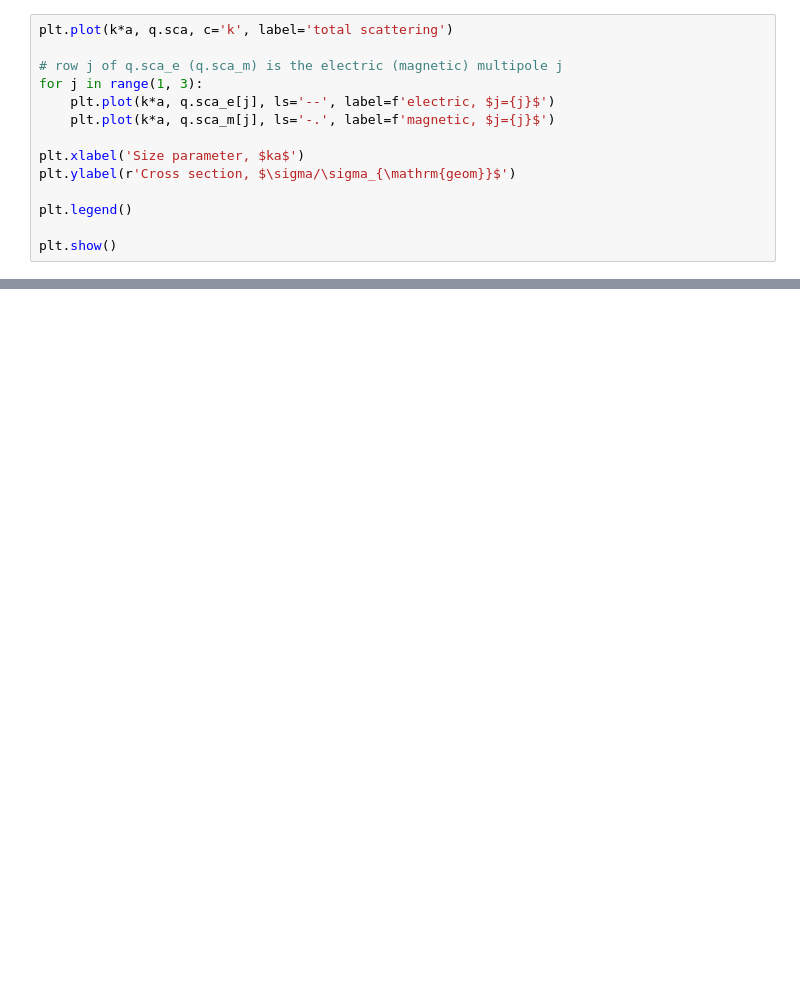
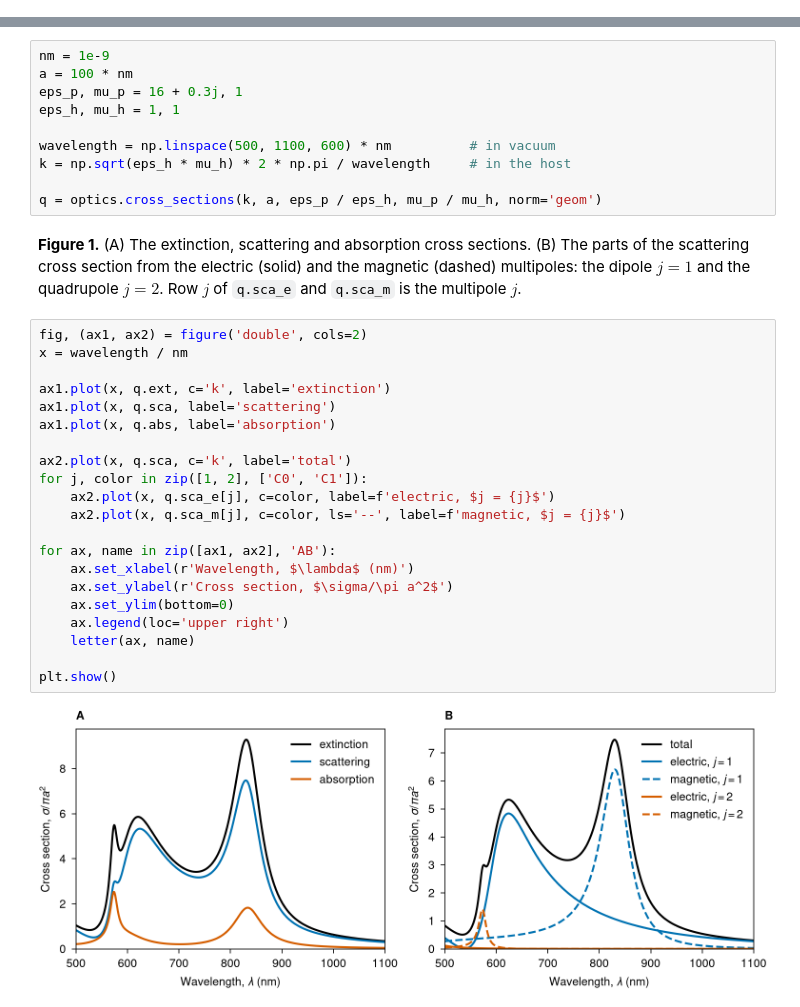
Before and after one commit to toftul/mielib, a Jupyter notebook: examples/cross_sections.ipynb, the cells around one changed output, grey strips where cells are left out. Saved outputs shown, nothing was run; the diff lists cells and outputs as text; blank space fills up the shorter version.

```diff
--- a/examples/cross_sections.ipynb
+++ b/examples/cross_sections.ipynb
@@ -39,14 +0,0 @@ plt.show()
-# %%
-plt.plot(k*a, q.sca, c='k', label='total scattering')
-
-# row j of q.sca_e (q.sca_m) is the electric (magnetic) multipole j
-for j in range(1, 3):
-    plt.plot(k*a, q.sca_e[j], ls='--', label=f'electric, $j={j}$')
-    plt.plot(k*a, q.sca_m[j], ls='-.', label=f'magnetic, $j={j}$')
-
-plt.xlabel('Size parameter, $ka$')
-plt.ylabel(r'Cross section, $\sigma/\sigma_{\mathrm{geom}}$')
-
-plt.legend()
-
-plt.show()
@@ -54,0 +23,37 @@ plt.show()
+# %%
+nm = 1e-9
+a = 100 * nm
+eps_p, mu_p = 16 + 0.3j, 1
+eps_h, mu_h = 1, 1
+
+wavelength = np.linspace(500, 1100, 600) * nm          # in vacuum
+k = np.sqrt(eps_h * mu_h) * 2 * np.pi / wavelength     # in the host
+
+q = optics.cross_sections(k, a, eps_p / eps_h, mu_p / mu_h, norm='geom')
+# %% [markdown]
+**Figure 1.** (A) The extinction, scattering and absorption cross sections.
+(B) The parts of the scattering cross section from the electric (solid) and the magnetic (dashed) multipoles:
+the dipole $j = 1$ and the quadrupole $j = 2$. Row $j$ of `q.sca_e` and `q.sca_m` is the multipole $j$.
+# %%
+fig, (ax1, ax2) = figure('double', cols=2)
+x = wavelength / nm
+
+ax1.plot(x, q.ext, c='k', label='extinction')
+ax1.plot(x, q.sca, label='scattering')
+ax1.plot(x, q.abs, label='absorption')
+
+ax2.plot(x, q.sca, c='k', label='total')
+for j, color in zip([1, 2], ['C0', 'C1']):
+    ax2.plot(x, q.sca_e[j], c=color, label=f'electric, $j = {j}$')
+    ax2.plot(x, q.sca_m[j], c=color, ls='--', label=f'magnetic, $j = {j}$')
+
+for ax, name in zip([ax1, ax2], 'AB'):
+    ax.set_xlabel(r'Wavelength, $\lambda$ (nm)')
+    ax.set_ylabel(r'Cross section, $\sigma/\pi a^2$')
+    ax.set_ylim(bottom=0)
+    ax.legend(loc='upper right')
+    letter(ax, name)
+
+plt.show()
+# %% [output]
+[figure, added]
```
Also changed, not shown: parts of 16 cells of this notebook, 3 other files.
